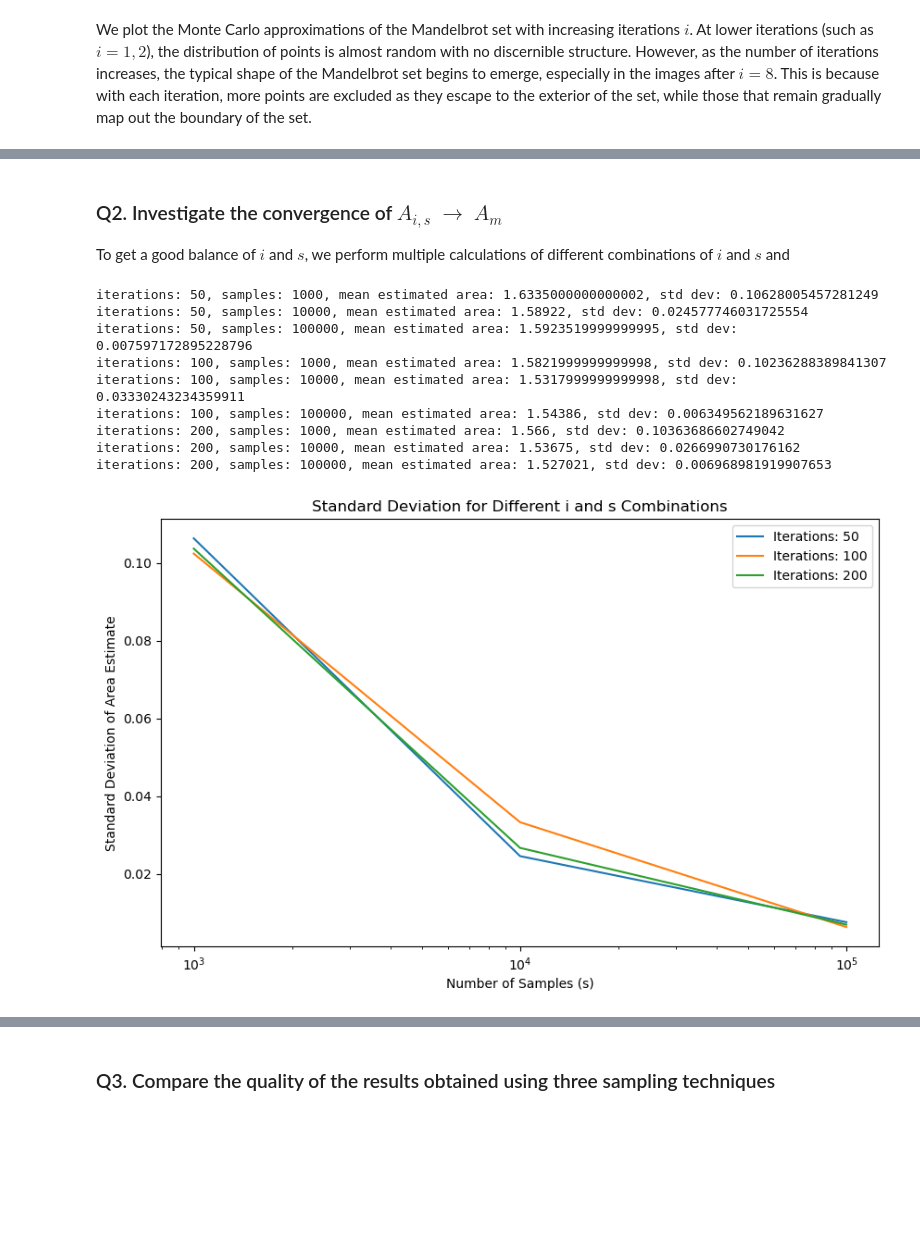
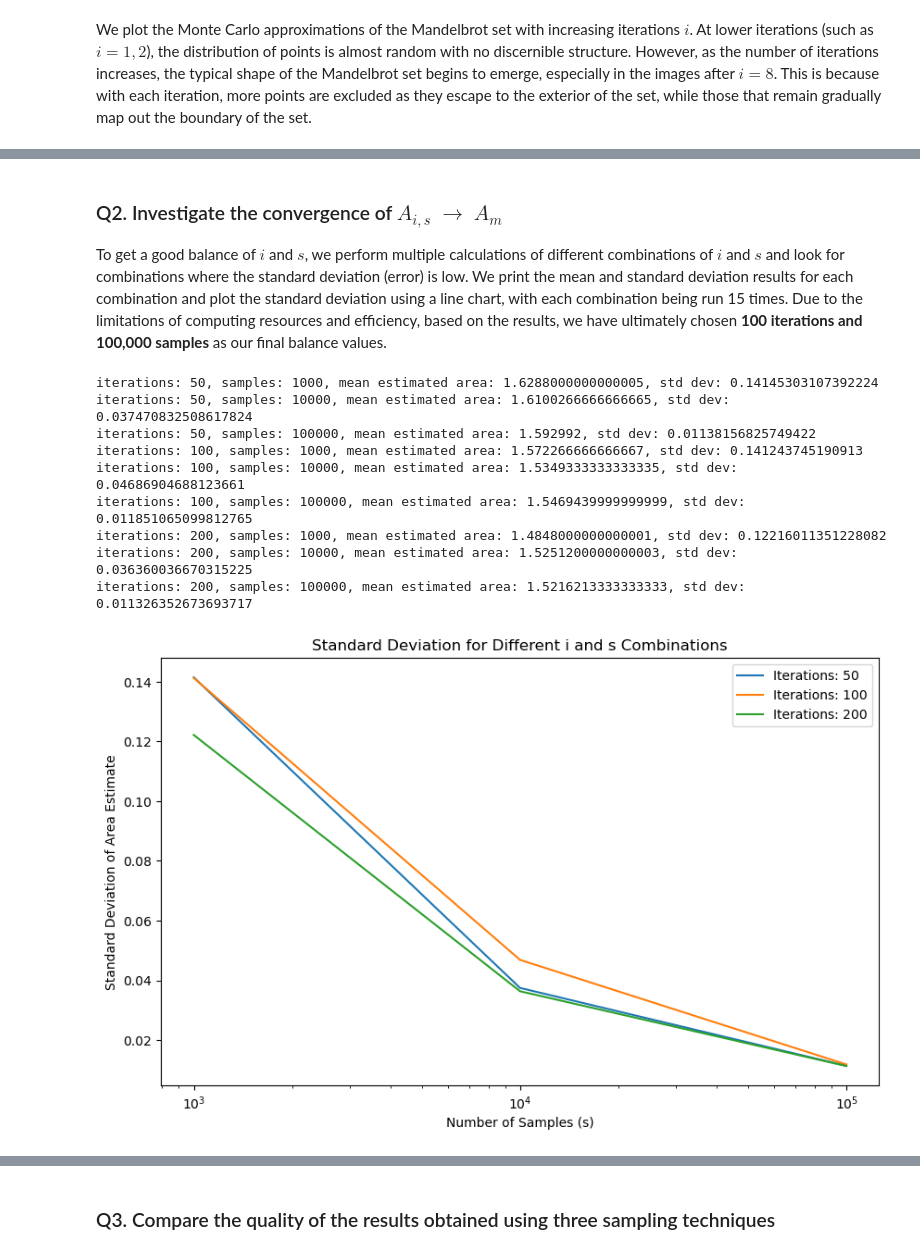
Before and after one commit to jazminli/SS-assignment1, a Jupyter notebook: q1.ipynb, the cells around one changed output, grey strips where cells are left out. Saved outputs shown, nothing was run; the diff lists cells and outputs as text; code cells hidden in the pictures; blank space fills up the shorter version.

```diff
--- a/q1.ipynb
+++ b/q1.ipynb
@@ -91,7 +91,7 @@ def monte_carlo_mandelbrot_area(iterations, samples, x_min=-2, x_max=2, y_min=-2
     # Estimate the Mandelbrot set area
     estimated_area = count_inside / samples * sample_area
 
-    return estimated_area, np.mean(iterations_to_escape), np.std(iterations_to_escape)
+    return estimated_area
 
 # Lists of iterations and samples
 iterations_list = [250, 500, 1000, 1500, 2000, 2500]
@@ -103,11 +103,9 @@ results = {}     # Store results {iterations: {samples: result}}
 for iterations in iterations_list:
     results[iterations] = {}
     for samples in samples_list:
-        area_estimate, mean_iterations, std_iterations = monte_carlo_mandelbrot_area(iterations, samples)
+        area_estimate = monte_carlo_mandelbrot_area(iterations, samples)
         results[iterations][samples] = {
             'area_estimate': area_estimate,
-            'mean_iterations': mean_iterations,
-            'std_iterations': std_iterations
         }
 
 results  # Output a summary of results
@@ -187,5 +185,5 @@ plt.show()
 # %% [markdown]
 ### Q2. Investigate the convergence of $A_{i,s}$ $\rightarrow$ $A_m$
 
-To get a good balance of $i$ and $s$, we perform multiple calculations of different combinations of $i$ and $s$ and
+To get a good balance of $i$ and $s$, we perform multiple calculations of different combinations of $i$ and $s$ and look for combinations where the standard deviation (error) is low. We print the mean and standard deviation results for each combination and plot the standard deviation using a line chart, with each combination being run 15 times. Due to the limitations of computing resources and efficiency, based on the results, we have ultimately chosen **100 iterations and 100,000 samples** as our final balance values.
 # %%
@@ -210,51 +200,51 @@ def estimate_area(num_samples, max_iter):
 # %%
-# Q2 Balance i and s according to the standard deviation
+# Q2. Balance i and s according to the standard deviation
 
 # Function to balance i and s, print the mean value and standard deviation
 def balance_i_s(iter_range, sample_range, trials):
     results = {}
     for max_iter in iter_range:
         for num_samples in sample_range:
-            area_estimates = [estimate_area(num_samples, max_iter) for _ in range(trials)]
+            area_estimates = [monte_carlo_mandelbrot_area(max_iter, num_samples) for _ in range(trials)]
             mean_area = np.mean(area_estimates)
             std_area = np.std(area_estimates)
             if max_iter not in results:
                 results[max_iter] = {}
             results[max_iter][num_samples] = (mean_area, std_area)
             print(f"iterations: {max_iter}, samples: {num_samples}, mean estimated area: {mean_area}, std dev: {std_area}")
     return results
 
 # Ranges of iteration and sample, the number of trials
 iter_range = [50, 100, 200]
 sample_range = [1000, 10000, 100000]
-trials = 10
+trials = 15
 
 # Perform the balance and get the results
 balanced_results = balance_i_s(iter_range, sample_range, trials)
 
 # Plotting the standard deviation for different i and s combinations
 fig, ax = plt.subplots(figsize=(10, 6))
 
 # Plotting each combination
 for max_iter in iter_range:
     std_devs = [balanced_results[max_iter][num_samples][1] for num_samples in sample_range]
     ax.plot(sample_range, std_devs, label=f'Iterations: {max_iter}')
 
 ax.set_xscale('log')
 ax.set_xlabel('Number of Samples (s)')
 ax.set_ylabel('Standard Deviation of Area Estimate')
 ax.set_title('Standard Deviation for Different i and s Combinations')
 ax.legend()
 plt.show()
 # %% [output]
-iterations: 50, samples: 1000, mean estimated area: 1.6335000000000002, std dev: 0.10628005457281249
-iterations: 50, samples: 10000, mean estimated area: 1.58922, std dev: 0.024577746031725554
-iterations: 50, samples: 100000, mean estimated area: 1.5923519999999995, std dev: 0.007597172895228796
-iterations: 100, samples: 1000, mean estimated area: 1.5821999999999998, std dev: 0.10236288389841307
-iterations: 100, samples: 10000, mean estimated area: 1.5317999999999998, std dev: 0.03330243234359911
-iterations: 100, samples: 100000, mean estimated area: 1.54386, std dev: 0.006349562189631627
-iterations: 200, samples: 1000, mean estimated area: 1.566, std dev: 0.10363686602749042
-iterations: 200, samples: 10000, mean estimated area: 1.53675, std dev: 0.0266990730176162
-iterations: 200, samples: 100000, mean estimated area: 1.527021, std dev: 0.006968981919907653
+iterations: 50, samples: 1000, mean estimated area: 1.6288000000000005, std dev: 0.14145303107392224
+iterations: 50, samples: 10000, mean estimated area: 1.6100266666666665, std dev: 0.037470832508617824
+iterations: 50, samples: 100000, mean estimated area: 1.592992, std dev: 0.01138156825749422
+iterations: 100, samples: 1000, mean estimated area: 1.572266666666667, std dev: 0.141243745190913
+iterations: 100, samples: 10000, mean estimated area: 1.5349333333333335, std dev: 0.04686904688123661
+iterations: 100, samples: 100000, mean estimated area: 1.5469439999999999, std dev: 0.011851065099812765
+iterations: 200, samples: 1000, mean estimated area: 1.4848000000000001, std dev: 0.12216011351228082
+iterations: 200, samples: 10000, mean estimated area: 1.5251200000000003, std dev: 0.036360036670315225
+iterations: 200, samples: 100000, mean estimated area: 1.5216213333333333, std dev: 0.011326352673693717
-[figure, old version]
+[figure, new version]
 # %%
```
Also changed, not shown: parts of 5 cells of this notebook.
